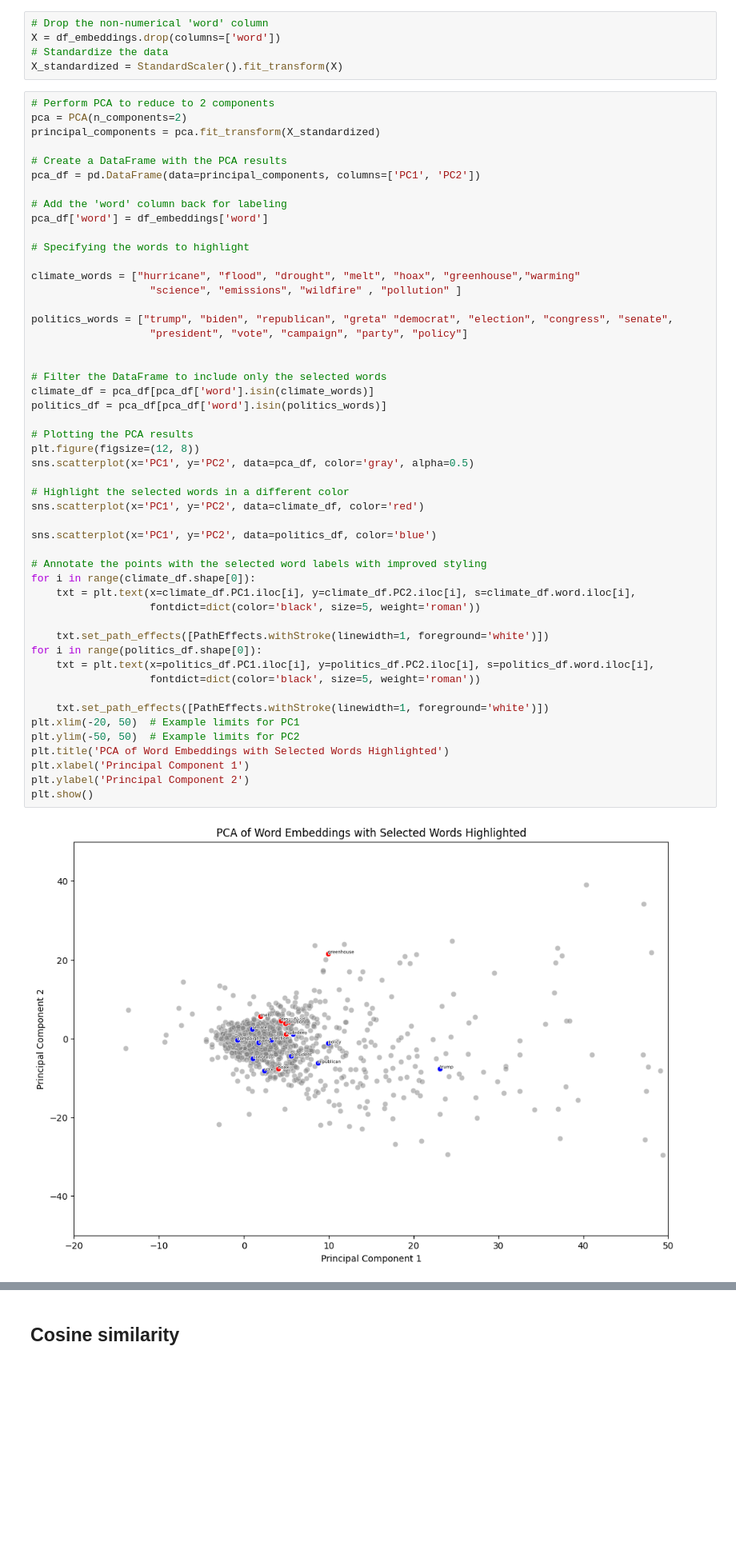
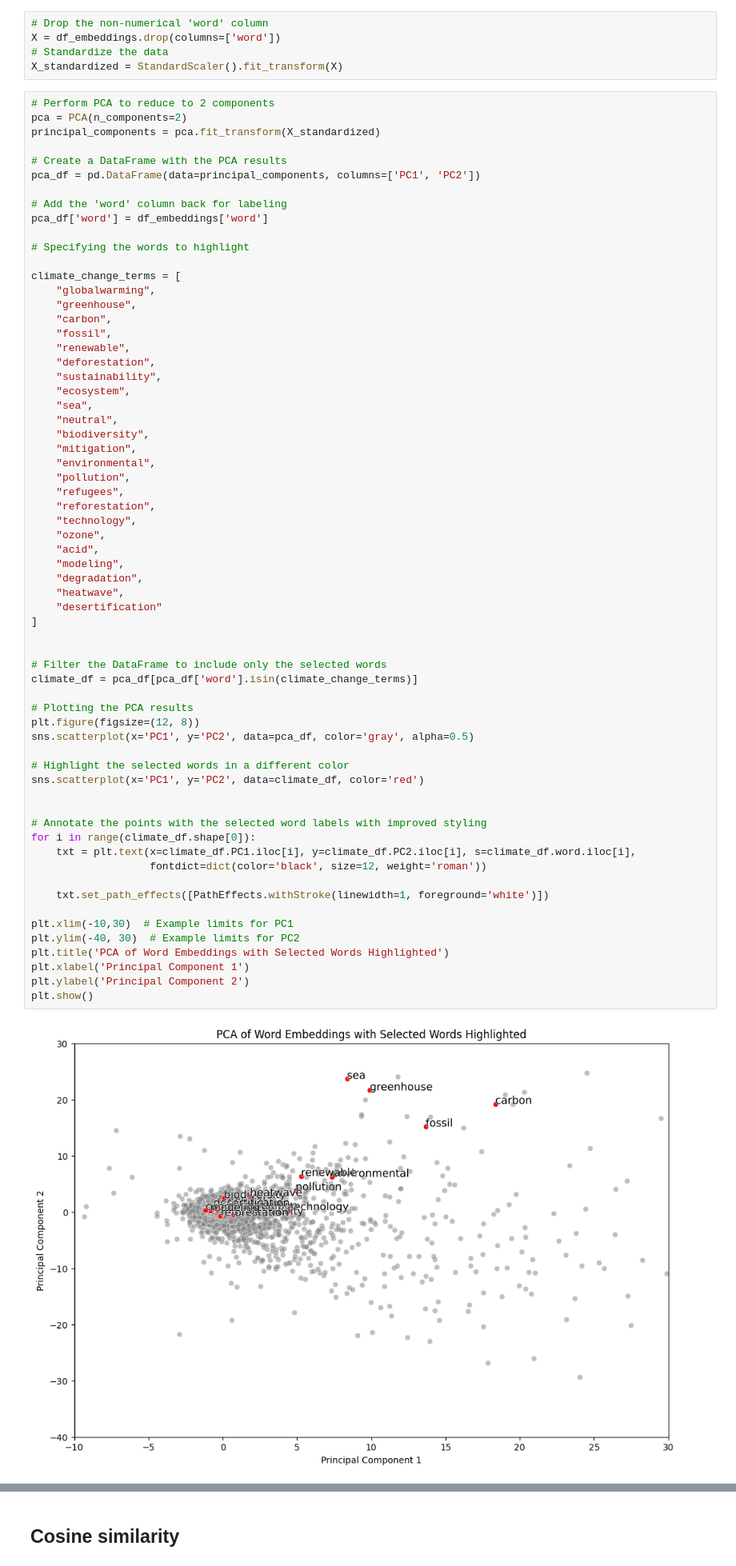
Before and after one commit to tobiaswtzl/dlss-project24, a Jupyter notebook: code/2. Deep Learning Model/SemSim.ipynb, the cells around one changed output, grey strips where cells are left out. Shown at 80% size. Cells and saved outputs as stored; diff of their text form; blank space fills up the shorter version.

Commit message:
"SemSim_models"

```diff
--- a/code/2. Deep Learning Model/SemSim.ipynb
+++ b/code/2. Deep Learning Model/SemSim.ipynb
@@ -47,47 +53,61 @@ principal_components = pca.fit_transform(X_standardized)
 pca_df = pd.DataFrame(data=principal_components, columns=['PC1', 'PC2'])
 
 # Add the 'word' column back for labeling
 pca_df['word'] = df_embeddings['word']
 
 # Specifying the words to highlight
 
-climate_words = ["hurricane", "flood", "drought", "melt", "hoax", "greenhouse","warming"
-                   "science", "emissions", "wildfire" , "pollution" ]
-
-politics_words = ["trump", "biden", "republican", "greta" "democrat", "election", "congress", "senate",
-                   "president", "vote", "campaign", "party", "policy"]
+climate_change_terms = [
+    "globalwarming",
+    "greenhouse",
+    "carbon",
+    "fossil",
+    "renewable",
+    "deforestation",
+    "sustainability",
+    "ecosystem",
+    "sea",
+    "neutral",
+    "biodiversity",
+    "mitigation",
+    "environmental",
+    "pollution",
+    "refugees",
+    "reforestation",
+    "technology",
+    "ozone",
+    "acid",
+    "modeling",
+    "degradation",
+    "heatwave",
+    "desertification"
+]
 
 
 # Filter the DataFrame to include only the selected words
-climate_df = pca_df[pca_df['word'].isin(climate_words)]
-politics_df = pca_df[pca_df['word'].isin(politics_words)]
+climate_df = pca_df[pca_df['word'].isin(climate_change_terms)]
 
 # Plotting the PCA results
 plt.figure(figsize=(12, 8))
 sns.scatterplot(x='PC1', y='PC2', data=pca_df, color='gray', alpha=0.5)
 
 # Highlight the selected words in a different color
 sns.scatterplot(x='PC1', y='PC2', data=climate_df, color='red')
 
-sns.scatterplot(x='PC1', y='PC2', data=politics_df, color='blue')
 
 # Annotate the points with the selected word labels with improved styling
 for i in range(climate_df.shape[0]):
     txt = plt.text(x=climate_df.PC1.iloc[i], y=climate_df.PC2.iloc[i], s=climate_df.word.iloc[i],
-                   fontdict=dict(color='black', size=5, weight='roman'))
+                   fontdict=dict(color='black', size=12, weight='roman'))
 
     txt.set_path_effects([PathEffects.withStroke(linewidth=1, foreground='white')])
-for i in range(politics_df.shape[0]):
-    txt = plt.text(x=politics_df.PC1.iloc[i], y=politics_df.PC2.iloc[i], s=politics_df.word.iloc[i],
-                   fontdict=dict(color='black', size=5, weight='roman'))
 
-    txt.set_path_effects([PathEffects.withStroke(linewidth=1, foreground='white')])
-plt.xlim(-20, 50)  # Example limits for PC1
-plt.ylim(-50, 50)  # Example limits for PC2
+plt.xlim(-10,30)  # Example limits for PC1
+plt.ylim(-40, 30)  # Example limits for PC2
 plt.title('PCA of Word Embeddings with Selected Words Highlighted')
 plt.xlabel('Principal Component 1')
 plt.ylabel('Principal Component 2')
 plt.show()
 # %% [output]
-[figure, old version]
+[figure, new version]
 # %%
```
Also changed, not shown: parts of 9 cells of this notebook, 2 other files.
